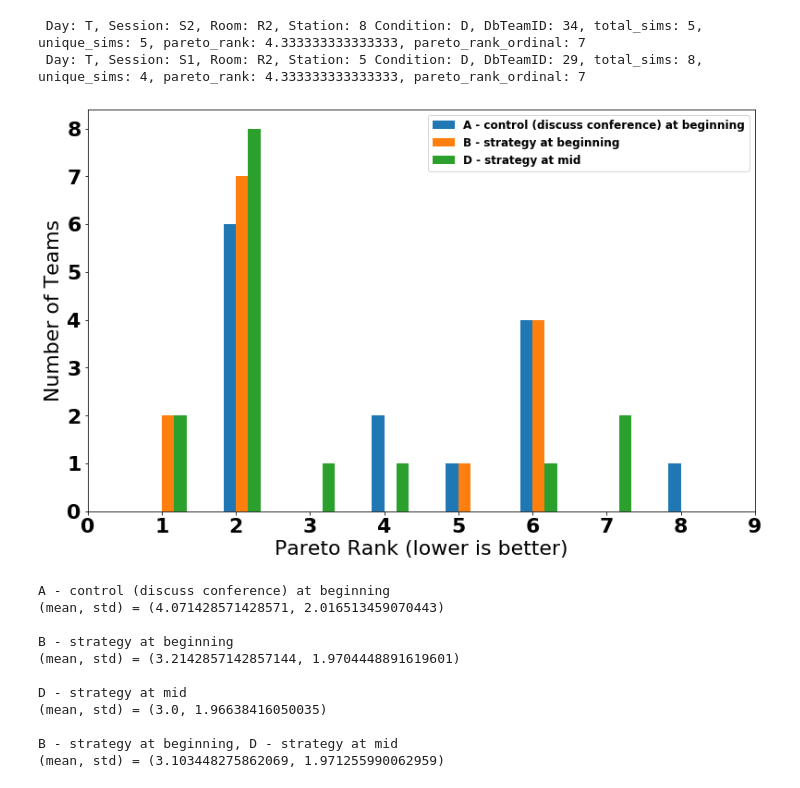
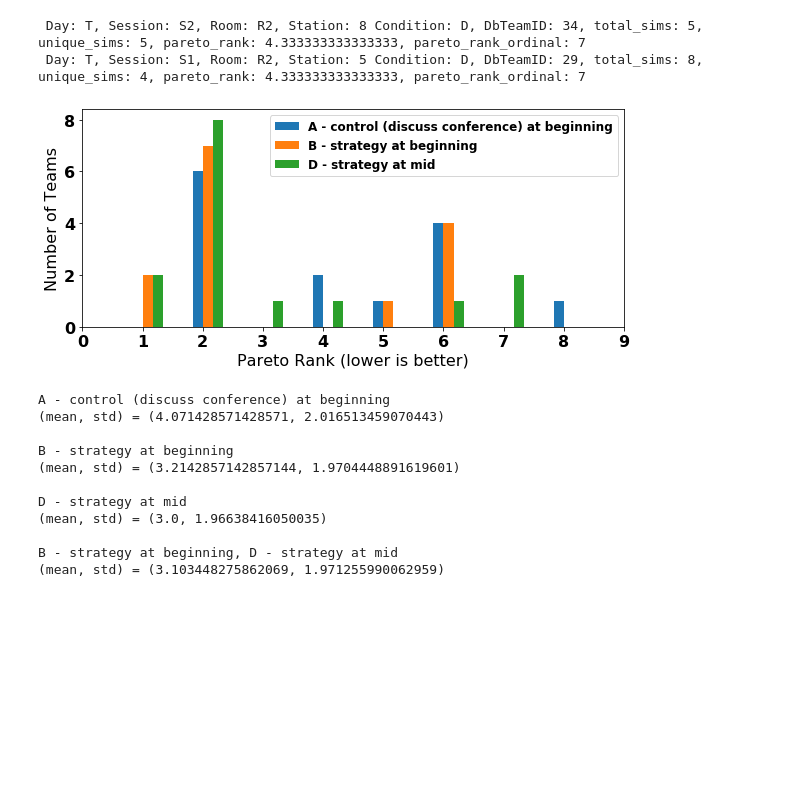
Before and after one commit to MIT-GTL-Open-Source-Public/Learning2019-PostProcessing, a Jupyter notebook: SimpleRankOrdersJupyter/NumberOfSimulationsVsParetoRanksExcludingInvalidTeams.ipynb, the cells around one changed output. Saved outputs shown, nothing was run; the diff lists cells and outputs as text; code cells hidden in the pictures; blank space fills up the shorter version.

Commit message:
Working on plot variations

```diff
--- a/SimpleRankOrdersJupyter/NumberOfSimulationsVsParetoRanksExcludingInvalidTeams.ipynb
+++ b/SimpleRankOrdersJupyter/NumberOfSimulationsVsParetoRanksExcludingInvalidTeams.ipynb
@@ -409,23 +409,30 @@ for worst in worstD:
  Day: T, Session: S2, Room: R2, Station: 8 Condition: D, DbTeamID: 34, total_sims: 5, unique_sims: 5, pareto_rank: 4.333333333333333, pareto_rank_ordinal: 7
  Day: T, Session: S1, Room: R2, Station: 5 Condition: D, DbTeamID: 29, total_sims: 8, unique_sims: 4, pareto_rank: 4.333333333333333, pareto_rank_ordinal: 7
 # %%
+font = {'family' : 'DejaVu Sans',
+        'weight' : 'bold',
+        'size'   : 16}
+
+matplotlib.rc('font', **font)
+
 golden_ratio = np.array([1.61803398875, 1])
-plt.figure(figsize=golden_ratio*8)
+golden_ratio_byN = np.array([1.61803398875, 2/3])
+plt.figure(figsize=golden_ratio_byN*6)
 
 paretoRanksA = np.array(paretoRanksA)
 paretoRanksB = np.array(paretoRanksB)
 paretoRanksD = np.array(paretoRanksD)
 
 plt.hist(paretoRanksA-1/6, bins=np.arange(0, 9, 1/6), density=False)
 plt.hist(paretoRanksB+0/6, bins=np.arange(0, 9, 1/6), density=False)
 plt.hist(paretoRanksD+1/6, bins=np.arange(0, 9, 1/6), density=False)
 plt.xlim([0, 9])
 plt.legend(conditions, fontsize=12, loc='upper right')
 plt.ylabel('Number of Teams')
 plt.xlabel('Pareto Rank (lower is better)')
 plt.show()
 # %% [output]
-[figure, old version]
+[figure, new version]
 # %%
 print(f'{conditions[0]}\n(mean, std) = ({np.mean(paretoRanksA)}, {np.std(paretoRanksA)})\n')
 print(f'{conditions[1]}\n(mean, std) = ({np.mean(paretoRanksB)}, {np.std(paretoRanksB)})\n')
```
Also changed, not shown: 1 other file.
